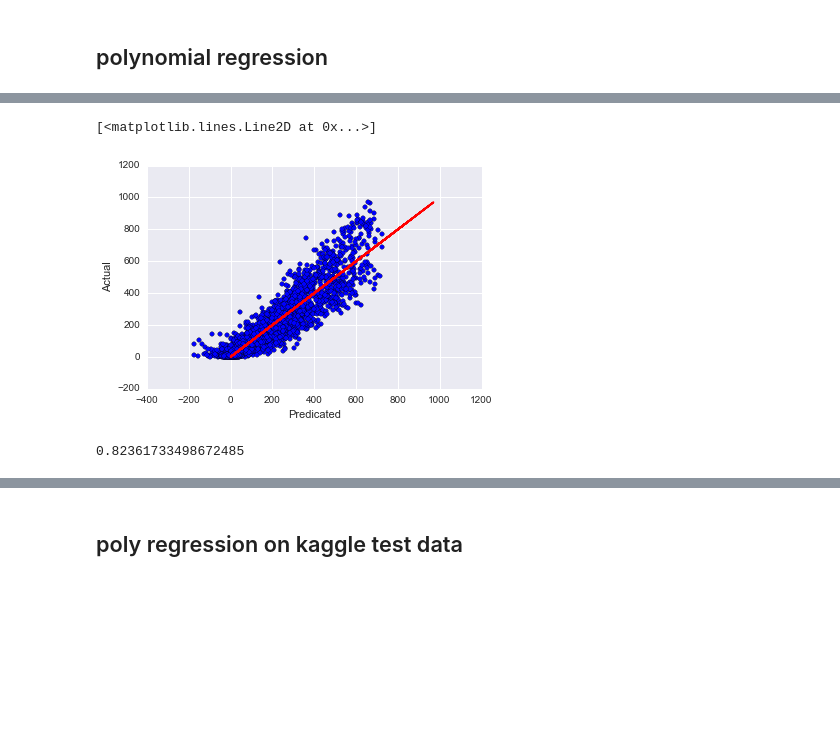
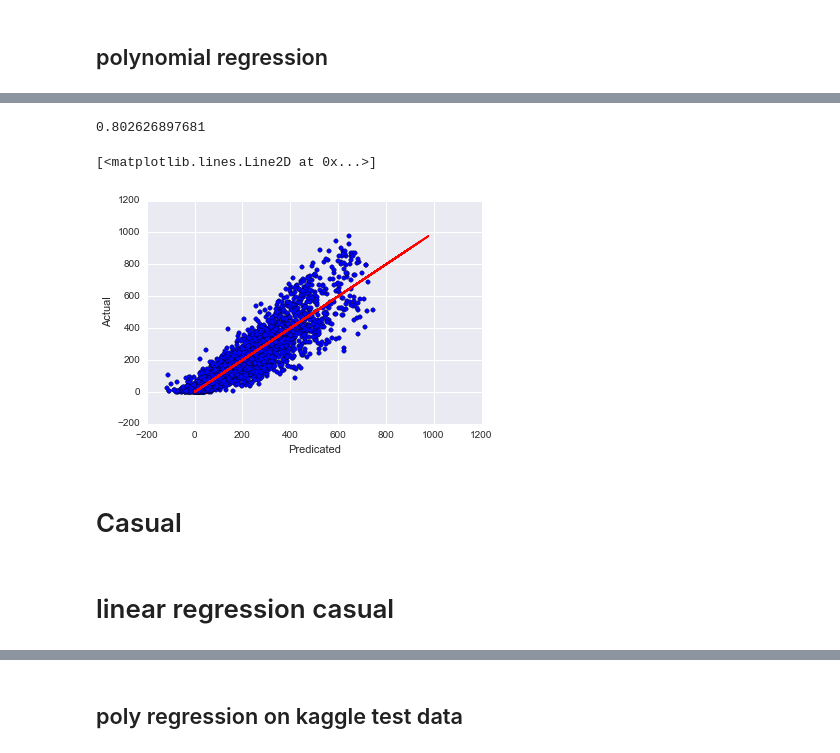
Before and after one commit to dav1dfeldman/DAT_SF_11, a Jupyter notebook: projects/Kaggle_Bike_Share.ipynb, the cells around one changed output, grey strips where cells are left out. Cells and saved outputs as stored; diff of their text form; code cells hidden in the pictures; blank space fills up the shorter version.

```diff
--- a/projects/Kaggle_Bike_Share.ipynb
+++ b/projects/Kaggle_Bike_Share.ipynb
@@ -138,2 +154,4 @@ NameError: name 'features1' is not defined
+# %%
+X_train, X_test, y_train, y_test = train_test_split(X, y, test_size = .3)
 # %% [markdown]
 ## linear regression
@@ -167,0 +158,9 @@ lr.score(features_test1, target_test1)
+# %%
+%%time
+from sklearn.linear_model import LinearRegression
+lr = LinearRegression()
+lr.fit(X_train, y_train)
+
+y_pred = lr.predict(X_test)
+
+print lr.score(X_test, y_test)
@@ -187,7 +191,11 @@ from sklearn.preprocessing import PolynomialFeatures
 from sklearn.pipeline import make_pipeline
 # %%
 %%time
+from sklearn.linear_model import Ridge
+from sklearn.preprocessing import PolynomialFeatures
+from sklearn.pipeline import make_pipeline
+
 degree = 2
 est = make_pipeline(PolynomialFeatures(degree), LinearRegression())
-est.fit(features_train1, target_train1) # fit runs the linear regression
+est.fit(X_train, y_train) # fit runs the linear regression
 # %% [output]
@@ -198,19 +204,22 @@ target_pred1 = est.predict(features_test1)
+# %%
+y_pred = est.predict(X_test)
+print est.score(X_test, y_test)
+# %% [output]
+0.802626897681
 # %%
 # Lets Just compare the Predicted to Actual and see the distribution
 
 fig, ax = plt.subplots(1, 1)
 
 # ploting predictions vs test
-ax.scatter(target_pred1, target_test1)
+ax.scatter(y_pred, y_test)
 ax.set_xlabel('Predicated')
 ax.set_ylabel('Actual')
 
 # Draw the ideal line
-ax.plot(target_test1, target_test1, 'r')
+ax.plot(y_test, y_test, 'r')
 # %% [output]
 [<matplotlib.lines.Line2D at 0x...>]
-[figure, old version]
+[figure, new version]
-# %%
-est.score(features_test1, target_test1)
-# %% [output]
-0.82361733498672485
+# %% [markdown]
+# Casual
@@ -216,0 +230,2 @@ est.score(features_test1, target_test1)
+# %% [markdown]
+# linear regression casual
```
Also changed, not shown: parts of 64 cells of this notebook, 5 other files.
